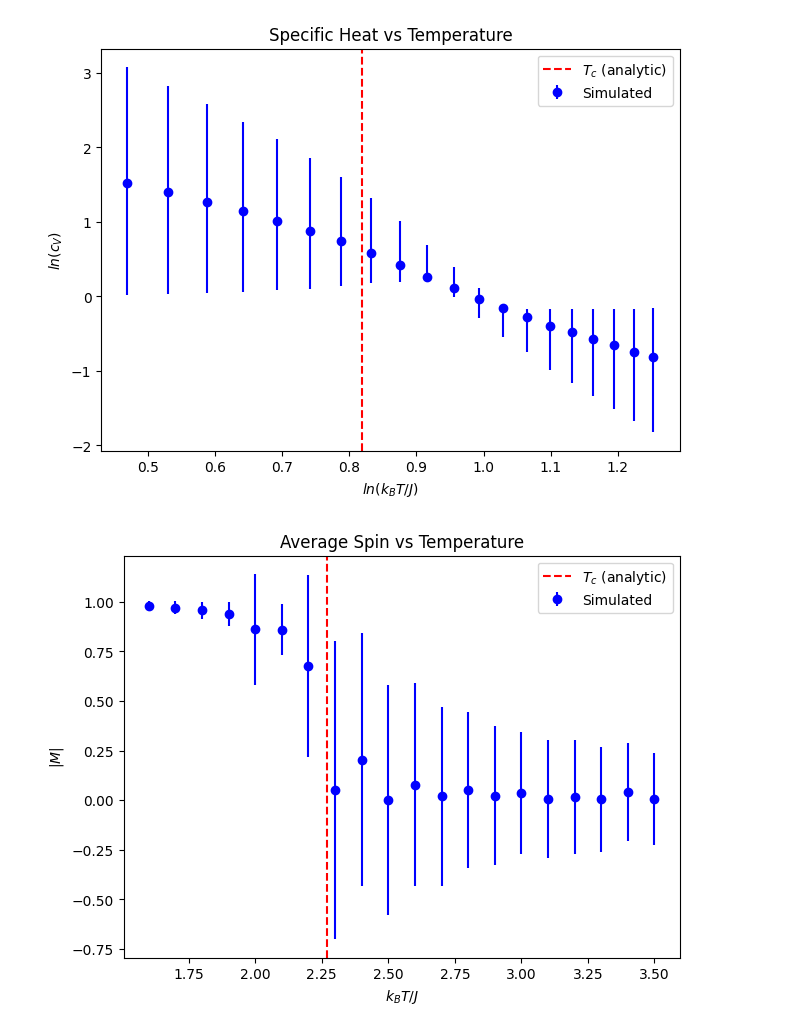
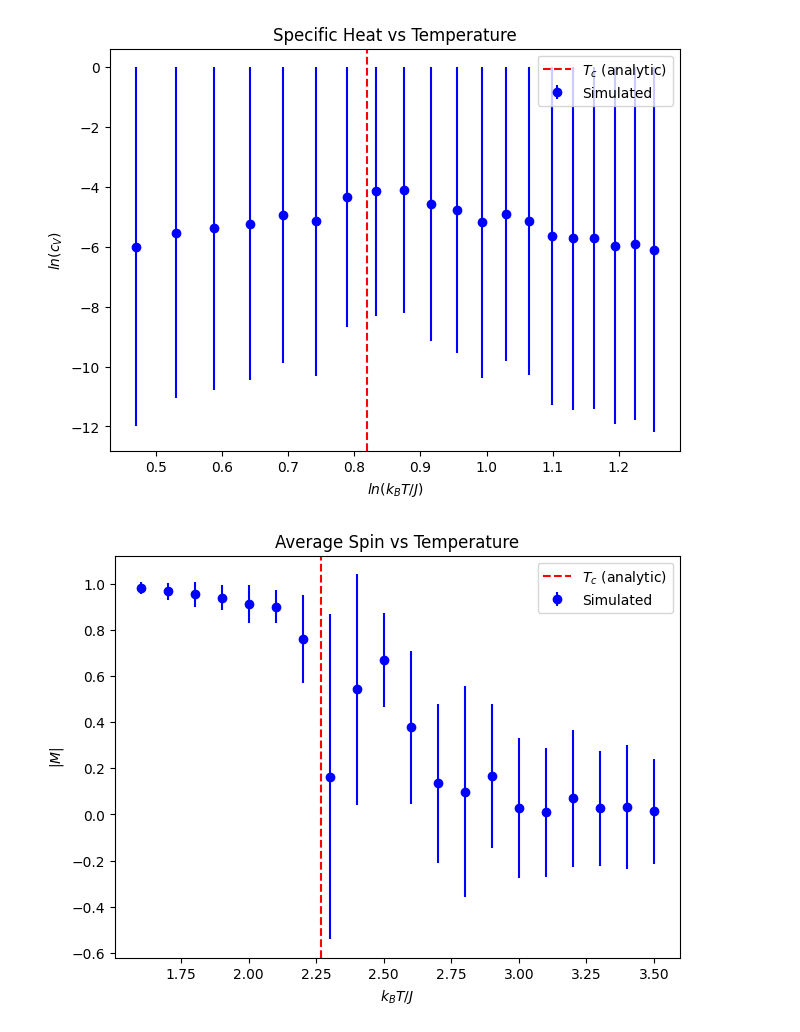
Before and after one commit to DarkLordProgrammer/ising, a Jupyter notebook: ising_plot.ipynb, the cells around one changed output. Saved outputs shown, nothing was run; the diff lists cells and outputs as text; code cells hidden in the pictures.

```diff
--- a/ising_plot.ipynb
+++ b/ising_plot.ipynb
@@ -48,12 +48,17 @@ def to_tuple(bounds: list):
   return (lower,upper)
 # %%
 #Settings for the analysis
-selected_trial = 1 #Particular trial to analyze (0-indexed)
+selected_trial = 0 #Particular trial to analyze (0-indexed)
 
 #Extract data from pandas DataFrame
 data_selected_trial = datas[selected_trial]
 corr_selected_trial = corrs[selected_trial]
-T, E_mean, E_std, M_mean, M_std, cV_mean, cV_std, chi_mean, chi_std = data_selected_trial.T.to_numpy()
+T, E_mean, E_std, M_mean, M_std= data_selected_trial.T.to_numpy()
+cV = np.square(E_std)/np.square(T) #In units where k_B = 1
+chi = np.square(M_std)/T #In units where k_B = 1
+#cV_mean will need to come from combined best estimate: average of cV over CSVs (weighted by cV itself because this is the best estimate for the error of each cV?)
+#cV_std will need to come from the standard error of standard deviation: std
+#Same for chi_mean, chi_std
 
 #General calculations
 N = len(T)
@@ -96,6 +101,8 @@ def create_T_plot(X_mean, X_std, X_symbol, X_name, get_X_analytic=None, power_la
         N_filt = len(norm_res) #Number of points used for the fit
         num_constraints = len(popt)
         degrees_of_freedom = N_filt - num_constraints  # Degrees of freedom for the fit
+        chi_squared = np.sum(np.square(norm_res))
+        reduced_chi_squared = chi_squared / degrees_of_freedom
 
     if get_X_analytic is not None:
         X_mean_analytic = get_X_analytic(T_analytic) #Note that argument is different in order to produce smooth curve
@@ -122,6 +129,7 @@ def create_T_plot(X_mean, X_std, X_symbol, X_name, get_X_analytic=None, power_la
         X_std_res = X_std
         X_mean_norm_res = X_mean_res / X_std
         X_std_norm_res = X_std_res / X_std #Should always be 1
+        degrees_of_freedom = len(X_mean_norm_res)
         chi_squared = np.sum(np.square(X_mean_norm_res))
         chi_squared_reduced = chi_squared / degrees_of_freedom
         print(f"Reduced chi squared: {chi_squared_reduced}")
@@ -150,8 +159,8 @@ UnboundLocalError: cannot access local variable 'degrees_of_freedom' where it is
 # %%
-create_T_plot(cV_mean, cV_std, 'c_V', 'Specific Heat', expected_crit_exp=0.0)
+create_T_plot(cV, np.zeros_like(cV), 'c_V', 'Specific Heat', expected_crit_exp=0.0)
 # %% [output]
-[figure, old version]
+[figure, new version]
 # %%
 create_T_plot(np.abs(M_mean), M_std, '|M|', 'Average Spin', power_law=False, expected_crit_exp=1/8)
 # %% [output]
-[figure, old version]
+[figure, new version]
```
Also changed, not shown: parts of 1 cell of this notebook, 5 other files.
